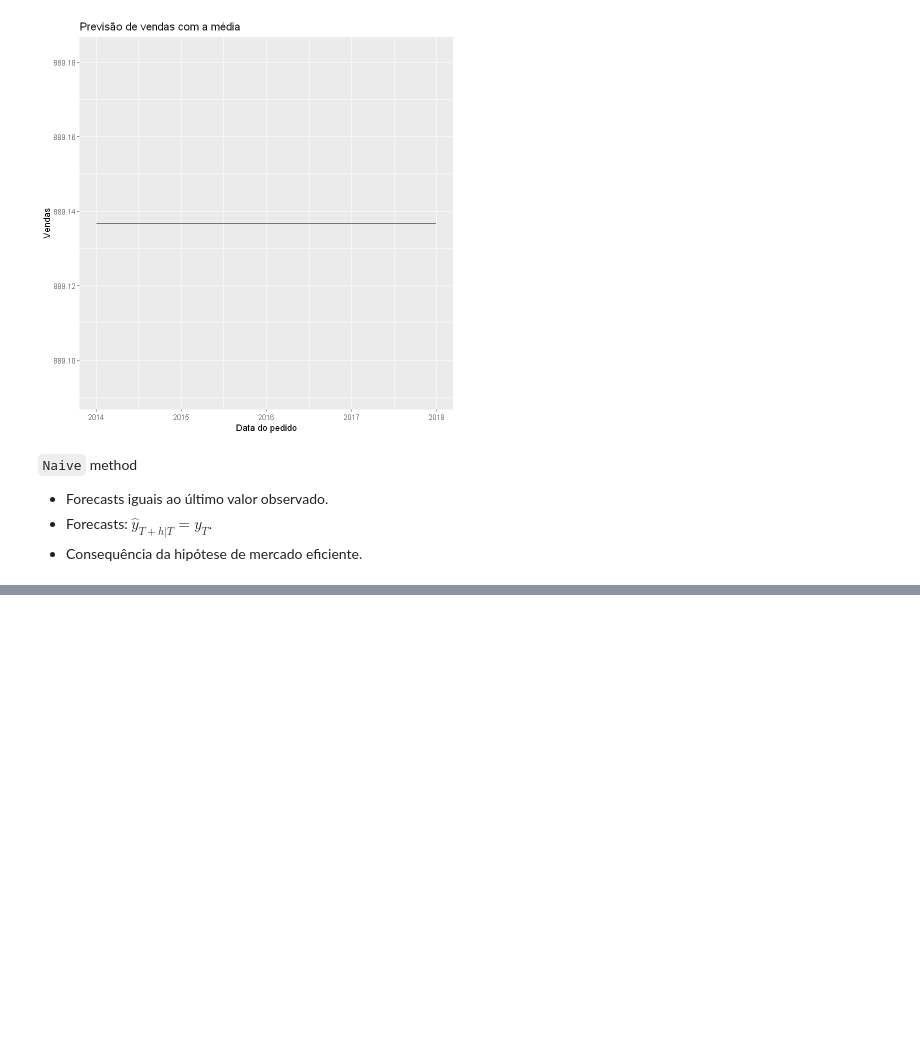
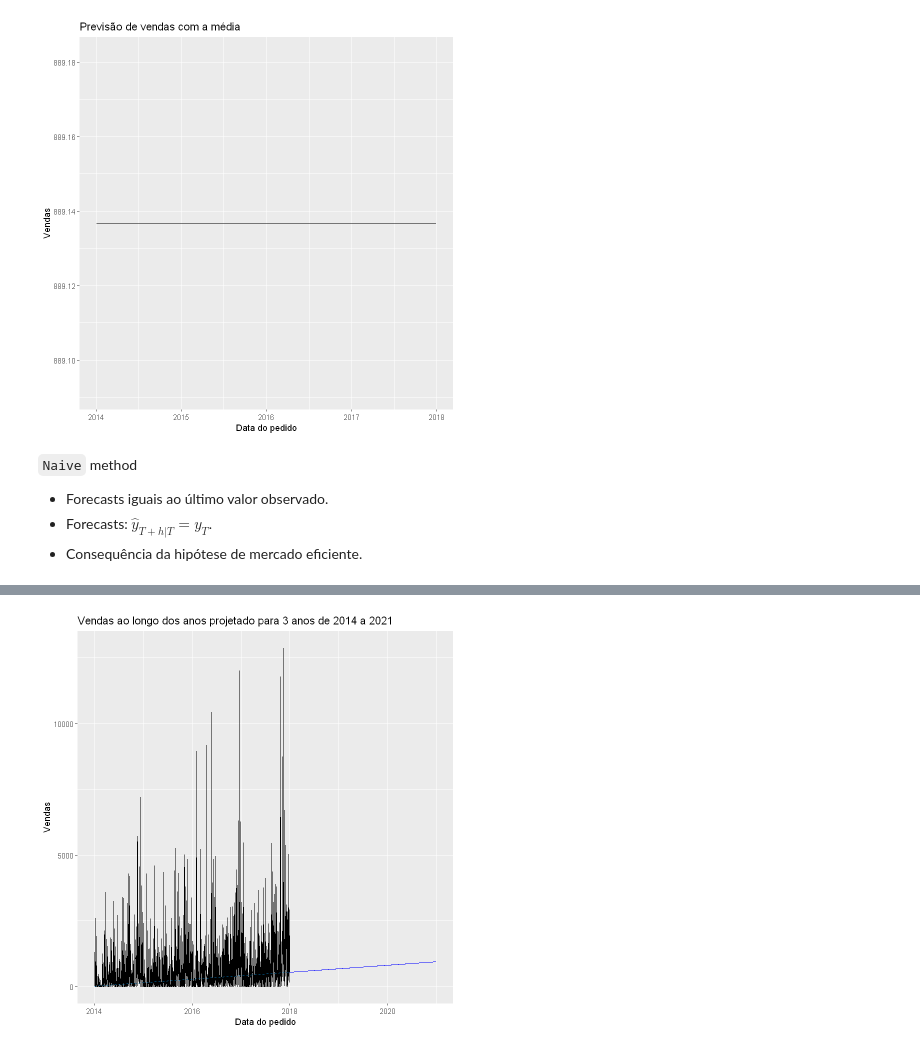
Before and after one commit to tgvp/Time_Series_Forecast, a Jupyter notebook: src/Time_Series.ipynb, the cells around one changed output, grey strips where cells are left out. Cells and saved outputs as stored; diff of their text form; code cells hidden in the pictures; blank space fills up the shorter version.

```diff
--- a/src/Time_Series.ipynb
+++ b/src/Time_Series.ipynb
@@ -916,0 +592,13 @@ Traceback:
+# %%
+df_ts_filled |>
+  filter(!is.na(Sales)) |>
+  model(RW(Sales ~ drift())) |>
+  forecast(h = "3 years") |>
+  autoplot(df_ts_filled, level = NULL) +
+  geom_line(data = slice(df_ts_filled, range(cumsum(!is.na(Sales)))),
+            aes(y=Sales), linetype = "dashed", colour = "#0072B2") +
+  labs(title = "Vendas ao longo dos anos projetado para 3 anos de 2014 a 2021",
+       x = "Data do pedido",
+       y = "Vendas")
+# %% [output]
+[figure, added]
```
Also changed, not shown: parts of 63 cells of this notebook.
